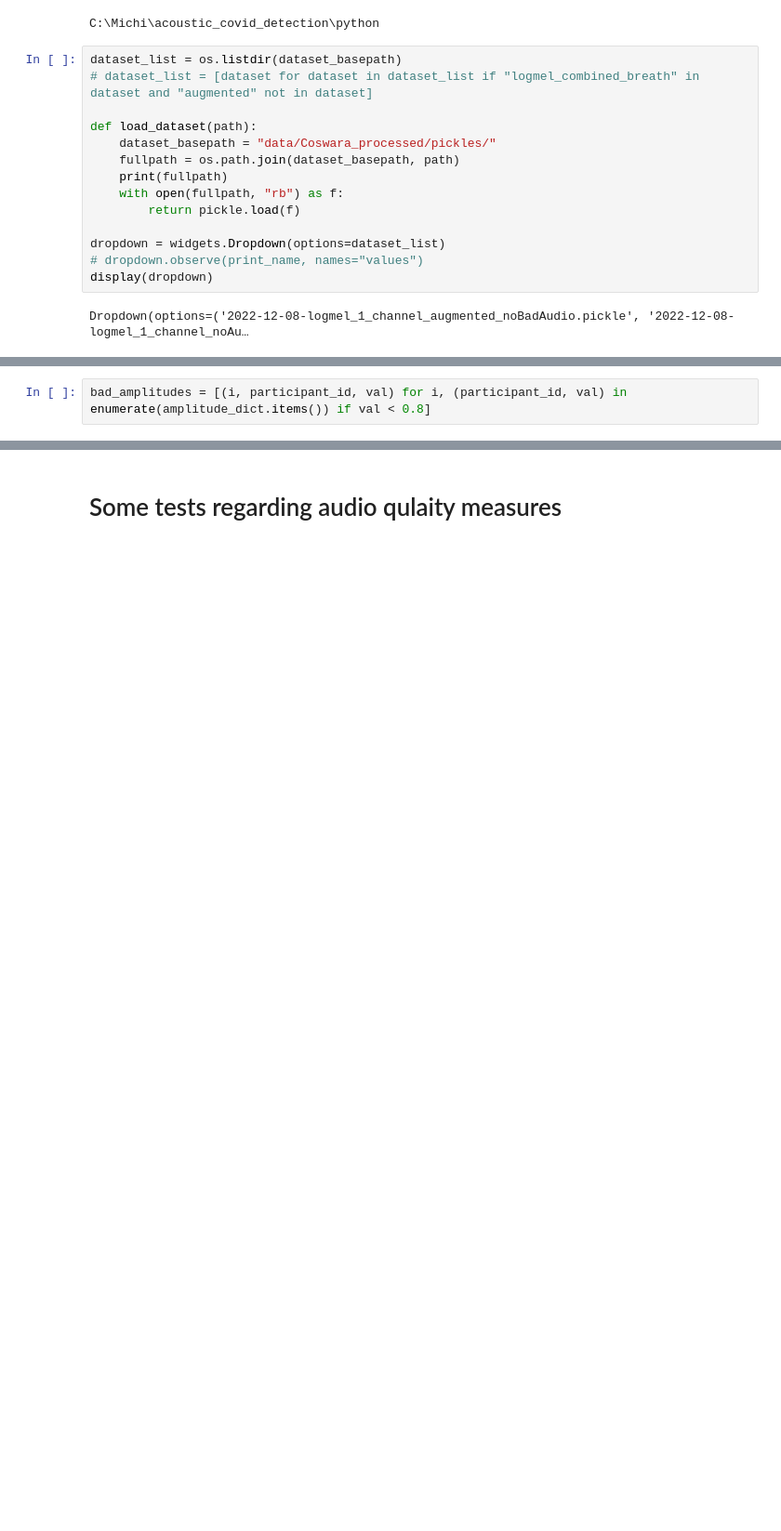
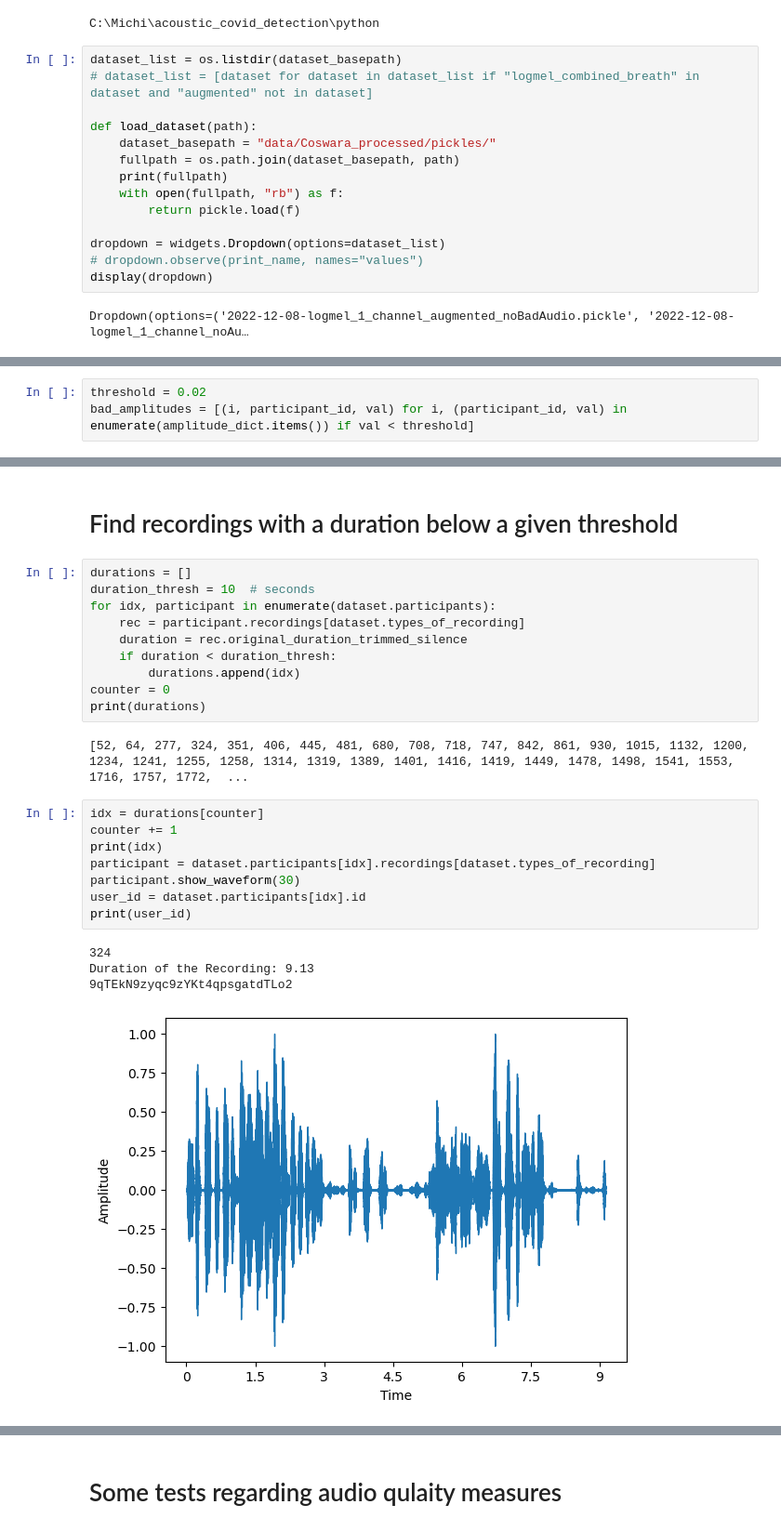
Before and after one commit to MichaelReiter94/acoustic_covid_detection, a Jupyter notebook: python/Jupyter_Notebooks/feature set insights.ipynb, the cells around one changed output, grey strips where cells are left out. Shown at 93% size. Drawn from its saved outputs; the diff is of its cells as text; blank space fills up the shorter version.

```diff
--- a/python/Jupyter_Notebooks/feature set insights.ipynb
+++ b/python/Jupyter_Notebooks/feature set insights.ipynb
@@ -85,5 +87,6 @@ plt.xlim([0, 1])
 # %%
-bad_amplitudes = [(i, participant_id, val) for i, (participant_id, val) in enumerate(amplitude_dict.items()) if val < 0.8]
+threshold = 0.02
+bad_amplitudes = [(i, participant_id, val) for i, (participant_id, val) in enumerate(amplitude_dict.items()) if val < threshold]
 # %%
 counter = 0
 a = [int(idx) for idx, _,_ in bad_amplitudes]
@@ -131,0 +126,27 @@ bad_amplitudes
+# %% [markdown]
+# Find recordings with a duration below a given threshold
+# %%
+durations = []
+duration_thresh = 10  # seconds
+for idx, participant in enumerate(dataset.participants):
+    rec = participant.recordings[dataset.types_of_recording]
+    duration = rec.original_duration_trimmed_silence
+    if duration < duration_thresh:
+        durations.append(idx)
+counter = 0
+print(durations)
+# %% [output]
+[52, 64, 277, 324, 351, 406, 445, 481, 680, 708, 718, 747, 842, 861, 930, 1015, 1132, 1200, 1234, 1241, 1255, 1258, 1314, 1319, 1389, 1401, 1416, 1419, 1449, 1478, 1498, 1541, 1553, 1716, 1757, 1772,  ...
+# %%
+idx = durations[counter]
+counter += 1
+print(idx)
+participant = dataset.participants[idx].recordings[dataset.types_of_recording]
+participant.show_waveform(30)
+user_id = dataset.participants[idx].id
+print(user_id)
+# %% [output]
+324
+Duration of the Recording: 9.13
+9qTEkN9zyqc9zYKt4qpsgatdTLo2
+[figure, added]
```
Also changed, not shown: parts of 17 cells of this notebook, 10 other files.
